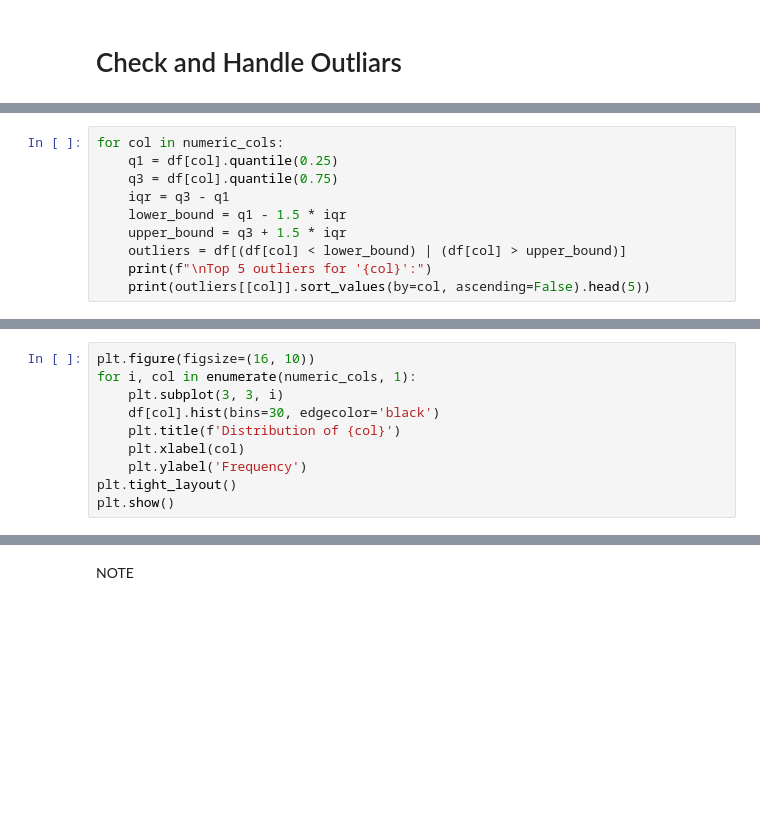
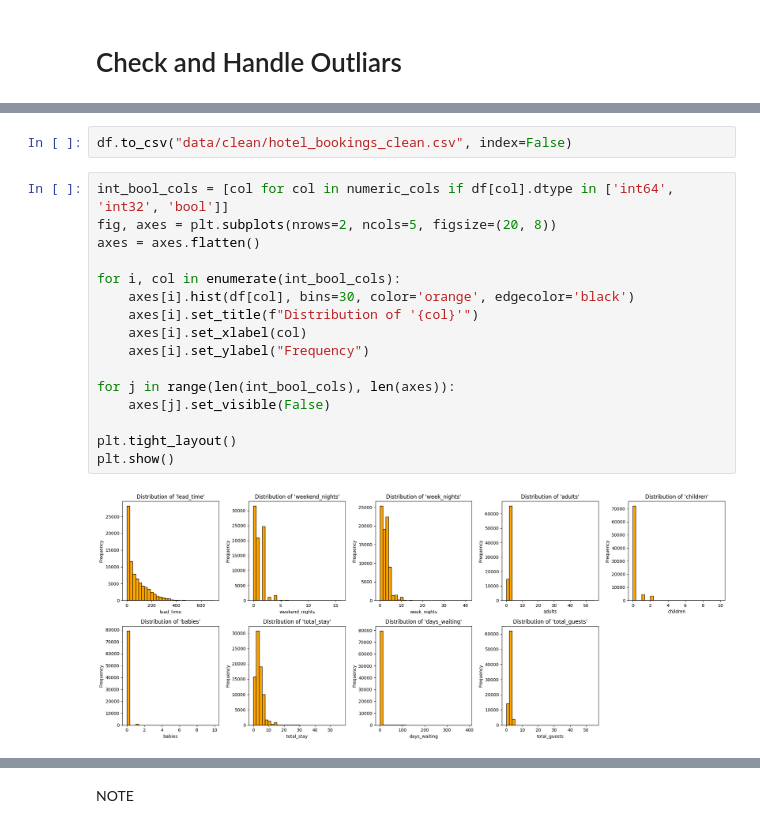
Before and after one commit to desi0302/CancelScope-Hotel-Booking-Analysis, a Jupyter notebook: jupyter_notebooks/etl.ipynb, the cells around one changed output, grey strips where cells are left out. Drawn from its saved outputs; the diff is of its cells as text; blank space fills up the shorter version.

```diff
--- a/jupyter_notebooks/etl.ipynb
+++ b/jupyter_notebooks/etl.ipynb
@@ -355,10 +372,0 @@ plt.show()
-# %%
-for col in numeric_cols:
-    q1 = df[col].quantile(0.25)
-    q3 = df[col].quantile(0.75)
-    iqr = q3 - q1
-    lower_bound = q1 - 1.5 * iqr
-    upper_bound = q3 + 1.5 * iqr
-    outliers = df[(df[col] < lower_bound) | (df[col] > upper_bound)]
-    print(f"\nTop 5 outliers for '{col}':")
-    print(outliers[[col]].sort_values(by=col, ascending=False).head(5))
@@ -383,10 +372,0 @@ Top 5 outliers for 'children':
-# %%
-plt.figure(figsize=(16, 10))
-for i, col in enumerate(numeric_cols, 1):
-    plt.subplot(3, 3, i)
-    df[col].hist(bins=30, edgecolor='black')
-    plt.title(f'Distribution of {col}')
-    plt.xlabel(col)
-    plt.ylabel('Frequency')
-plt.tight_layout()
-plt.show()
@@ -394,0 +423,20 @@ plt.show()
+# %%
+df.to_csv("data/clean/hotel_bookings_clean.csv", index=False)
+# %%
+int_bool_cols = [col for col in numeric_cols if df[col].dtype in ['int64', 'int32', 'bool']]
+fig, axes = plt.subplots(nrows=2, ncols=5, figsize=(20, 8))
+axes = axes.flatten()
+
+for i, col in enumerate(int_bool_cols):
+    axes[i].hist(df[col], bins=30, color='orange', edgecolor='black')
+    axes[i].set_title(f"Distribution of '{col}'")
+    axes[i].set_xlabel(col)
+    axes[i].set_ylabel("Frequency")
+
+for j in range(len(int_bool_cols), len(axes)):
+    axes[j].set_visible(False)
+
+plt.tight_layout()
+plt.show()
+# %% [output]
+[figure, added]
```
Also changed, not shown: parts of 31 cells of this notebook, 1 other file.
